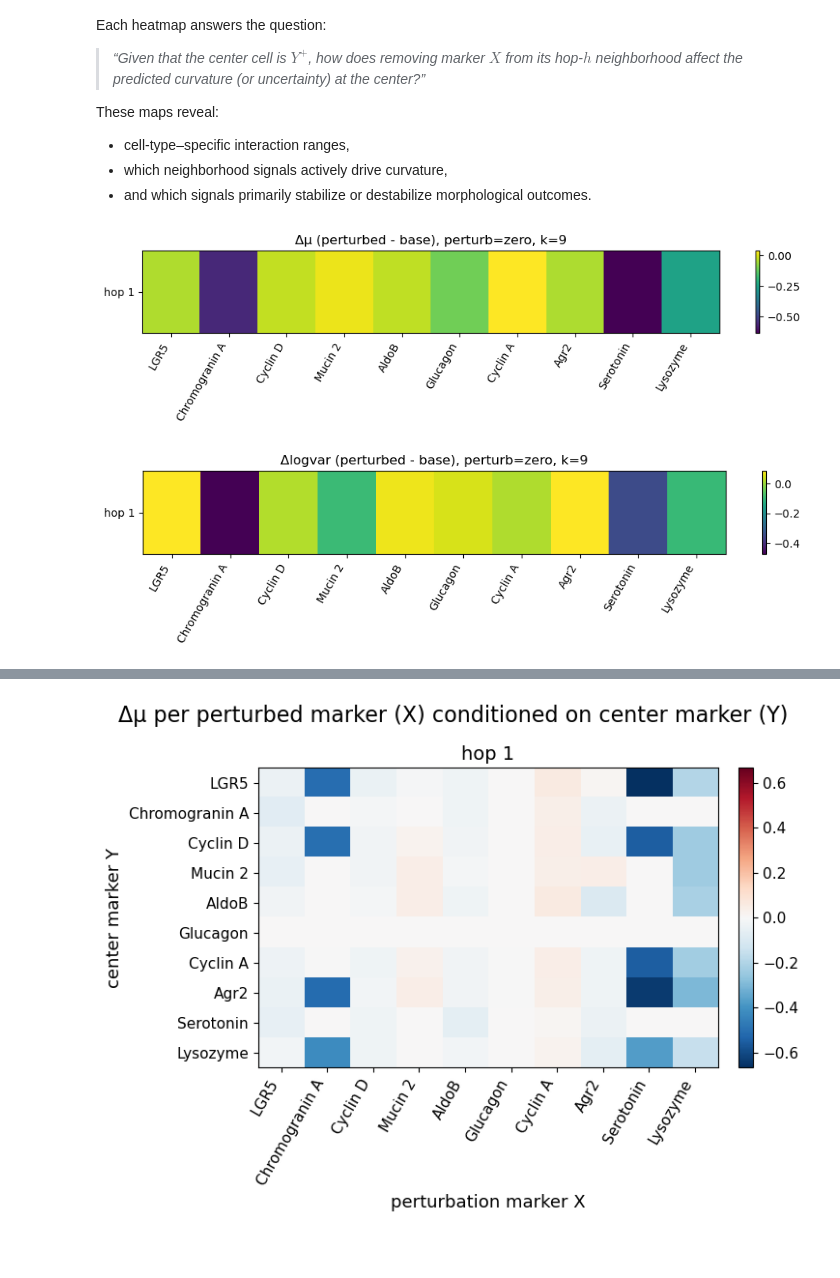
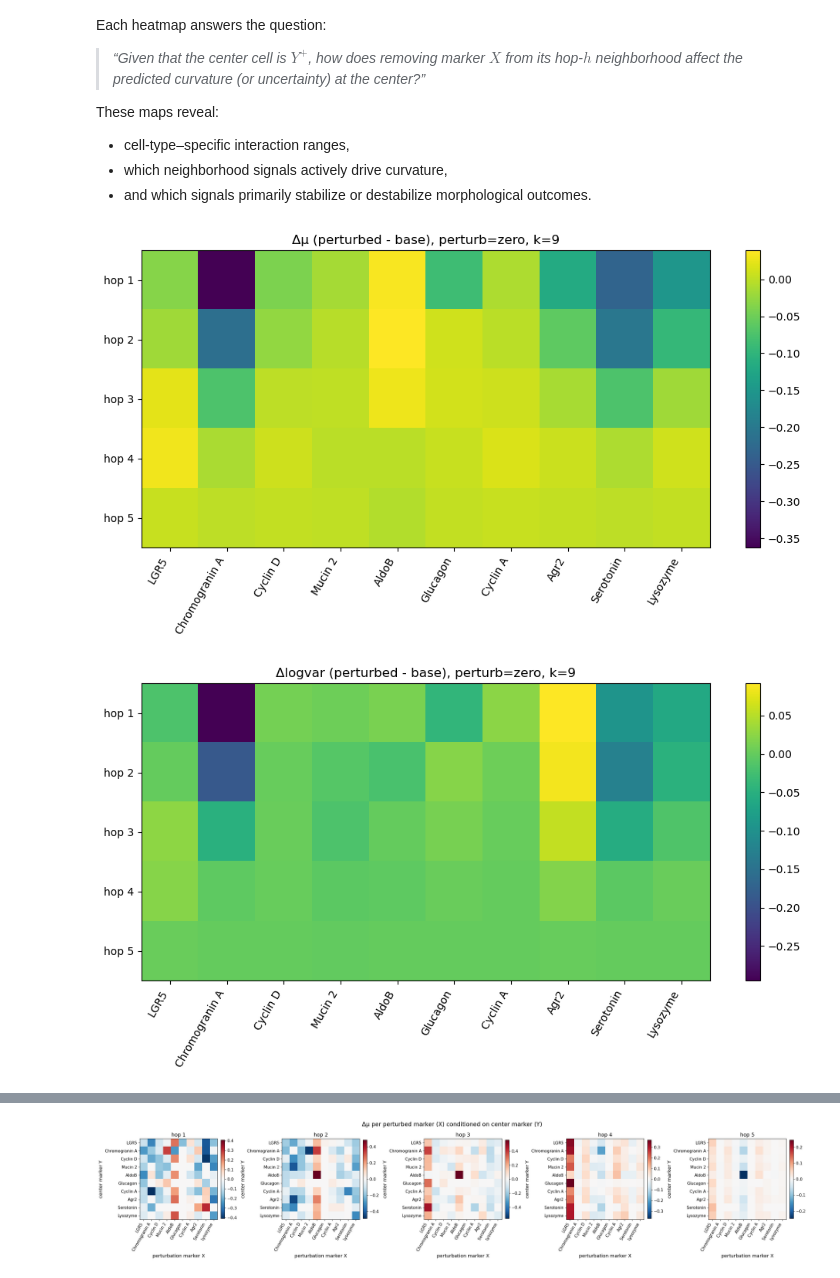
Before and after one commit to fskovbo/organoid_GNN, a Jupyter notebook: run_training_simple_gaussian.ipynb, the cells around one changed output, grey strips where cells are left out. Cells and saved outputs as stored; diff of their text form; code cells hidden in the pictures; blank space fills up the shorter version.

```diff
--- a/run_training_simple_gaussian.ipynb
+++ b/run_training_simple_gaussian.ipynb
@@ -130,5 +130,5 @@ plt.show()
 # %%
-num_layers = 3
+num_layers = 5
 # num_hops   = num_layers
 # ego_train  = build_ego_dataset(
 #     g_train,
@@ -898,37 +1065,37 @@ res = perturbation_influence_maps(
     model=model,
     marker_names=marker_names,
     k_hops=num_hops,
-    perturb="zero",         # try "flip" too
+    mode="all",
     max_subgraphs=1000,      # start small (e.g. 100-500), then scale up
     batch_size=128,
 )
 
 # Mean shifts (directional effect)
 plot_influence_heatmap(res["delta_mu_total"], res["hops"], res["marker_names"],
                        title=f"Δμ (perturbed - base), perturb=zero, k={k}")
 
 plot_influence_heatmap(res["delta_lv_total"], res["hops"], res["marker_names"],
                        title=f"Δlogvar (perturbed - base), perturb=zero, k={k}")
 
 # Magnitude-only (how strong the dependence is)
 plot_influence_heatmap(res["delta_mu_abs_total"], res["hops"], res["marker_names"],
                        title=f"|Δμ|, perturb=zero, k={k}")
 
 plot_influence_heatmap(res["delta_lv_abs_total"], res["hops"], res["marker_names"],
                        title=f"|Δlogvar|, perturb=zero, k={k}")
 
 
 plot_influence_center_resolved(
     res["delta_mu_cmarker"], res["hops"], res["marker_names"],
     title="Δμ per perturbed marker (X) conditioned on center marker (Y)",
     sort_center=False, center_zero=True, cmap='RdBu_r'
 )
 
 plot_influence_center_resolved(
     res["delta_lv_cmarker"], res["hops"], res["marker_names"],
     title="Δlogvar per perturbed marker (X) conditioned on center marker (Y)",
     sort_center=False, center_zero=True, cmap='RdBu_r'
 )
 # %% [output]
-[figure, old version]
+[figure, new version]
-[figure, old version]
+[figure, new version]
@@ -937 +1104 @@ plot_influence_center_resolved(
-[figure, old version]
+[figure, new version]
```
Also changed, not shown: parts of 12 cells of this notebook, 1 other file.
